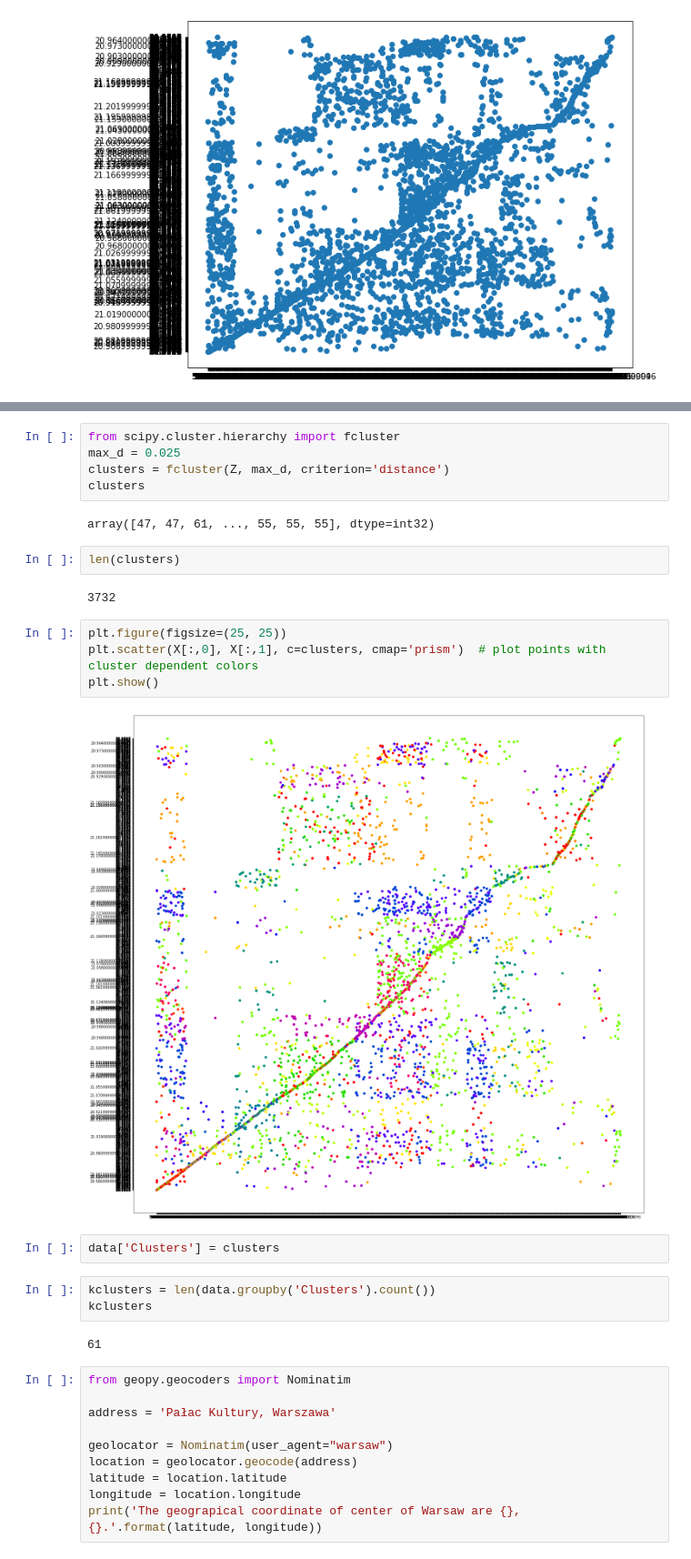
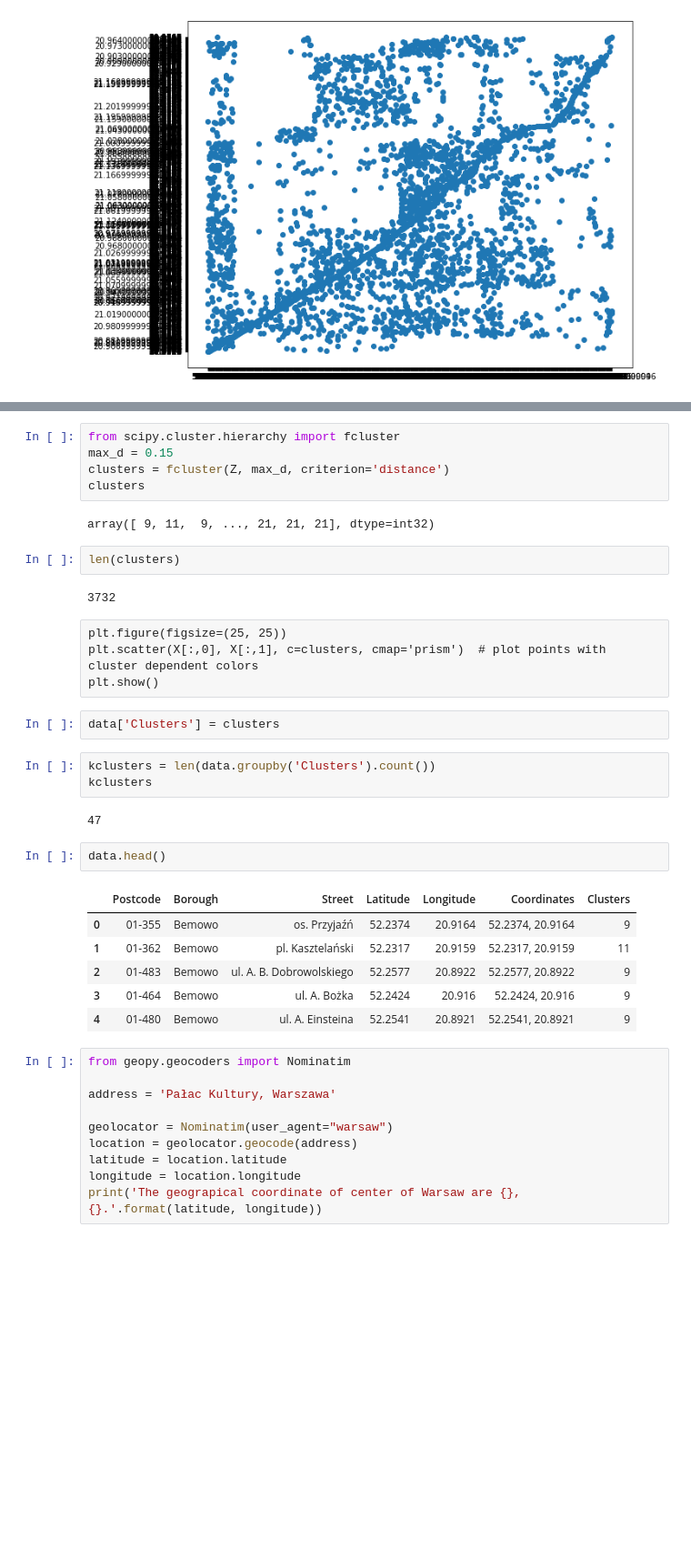
Before and after one commit to MGajewskiK/coursera_capstone, a Jupyter notebook: Warsaw-clustering.ipynb, the cells around one changed output, grey strips where cells are left out. Shown: that part at 91% size. Saved outputs shown, nothing was run; the diff lists cells and outputs as text; blank space fills up the shorter version.

Commit message:
hierarchical clutering and data from it

```diff
--- a/Warsaw-clustering.ipynb
+++ b/Warsaw-clustering.ipynb
@@ -188,28 +188,35 @@ print("clusters:", k)
 clusters: 2
 # %%
 from scipy.cluster.hierarchy import fcluster
-max_d = 0.025
+max_d = 0.15
 clusters = fcluster(Z, max_d, criterion='distance')
 clusters
 # %% [output]
-array([47, 47, 61, ..., 55, 55, 55], dtype=int32)
+array([ 9, 11,  9, ..., 21, 21, 21], dtype=int32)
 # %%
 len(clusters)
 # %% [output]
 3732
-# %%
-plt.figure(figsize=(25, 25))
-plt.scatter(X[:,0], X[:,1], c=clusters, cmap='prism')  # plot points with cluster dependent colors
-plt.show()
-# %% [output]
-[figure, removed]
+# %% [raw]
+plt.figure(figsize=(25, 25))
+plt.scatter(X[:,0], X[:,1], c=clusters, cmap='prism')  # plot points with cluster dependent colors
+plt.show()
 # %%
 data['Clusters'] = clusters
 # %%
 kclusters = len(data.groupby('Clusters').count())
 kclusters
 # %% [output]
-61
+47
+# %%
+data.head()
+# %% [output]
+|  | Postcode | Borough | Street | Latitude | Longitude | Coordinates | Clusters |
+| 0 | 01-355 | Bemowo | os. Przyjaźń | 52.2374 | 20.9164 | 52.2374, 20.9164 | 9 |
+| 1 | 01-362 | Bemowo | pl. Kasztelański | 52.2317 | 20.9159 | 52.2317, 20.9159 | 11 |
+| 2 | 01-483 | Bemowo | ul. A. B. Dobrowolskiego | 52.2577 | 20.8922 | 52.2577, 20.8922 | 9 |
+| 3 | 01-464 | Bemowo | ul. A. Bożka | 52.2424 | 20.916 | 52.2424, 20.916 | 9 |
+| 4 | 01-480 | Bemowo | ul. A. Einsteina | 52.2541 | 20.8921 | 52.2541, 20.8921 | 9 |
 # %%
 from geopy.geocoders import Nominatim
 
```
Also changed, not shown: parts of 7 cells of this notebook, 2 other files.
